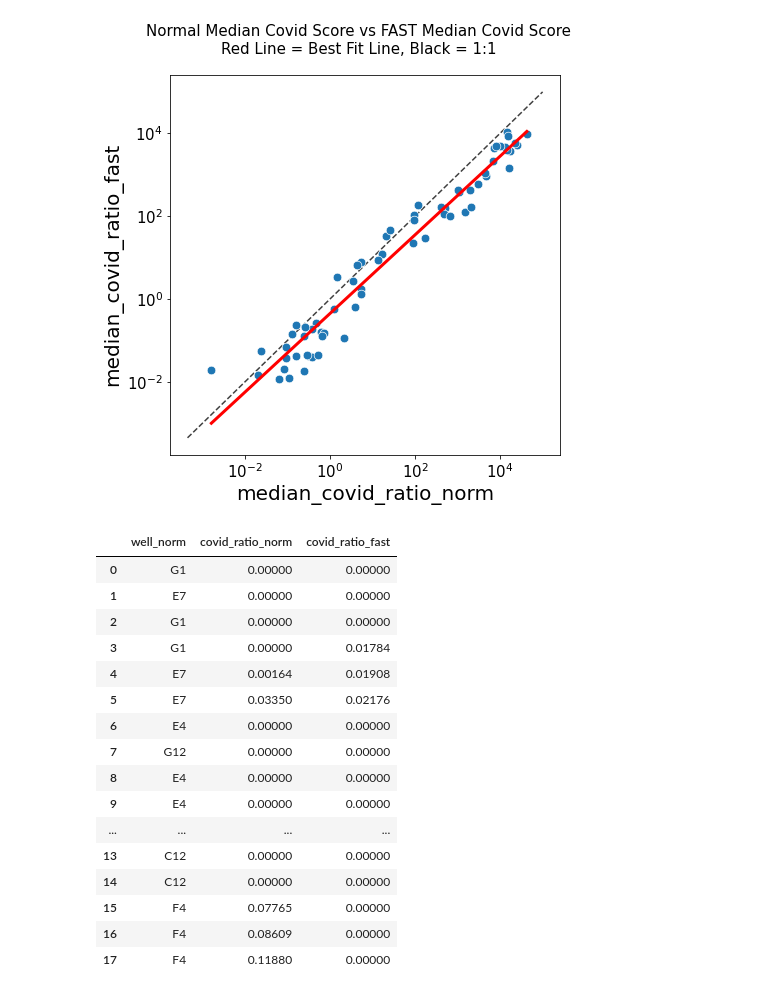
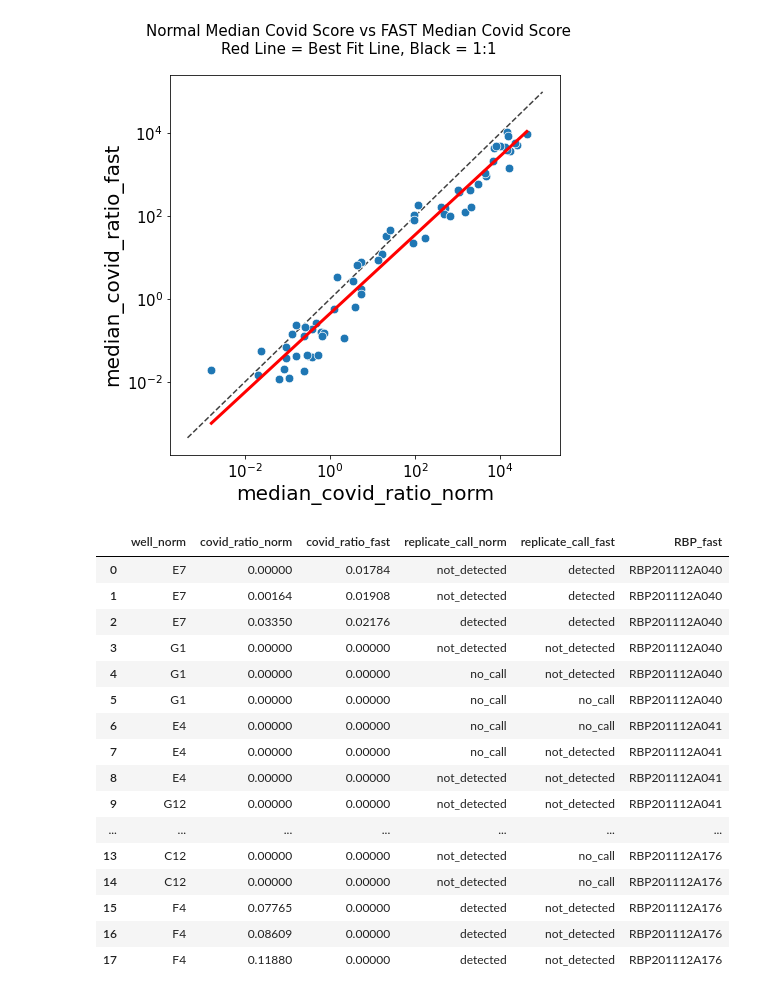
Before and after one commit to gh-bshih/g19_analysis, a Jupyter notebook: 201210_FastConcordance#1.ipynb, the cells around one changed output. Saved outputs shown, nothing was run; the diff lists cells and outputs as text; code cells hidden in the pictures.

Commit message:
added analysis for no call wells

```diff
--- a/201210_FastConcordance#1.ipynb
+++ b/201210_FastConcordance#1.ipynb
@@ -254,57 +254,59 @@ plt.show()
 # %% [output]
 [figure]
 # %%
+sort_mapping = {'RBP200828A305': 1,
+                'RBP200828A123': 2,
+                'RBP201022A161': 3,
+                'RBP201022A115': 4}
+
 ## Look at Singlicate for Discordant Wells ##
 singlicate = pd.read_pickle(
     "/ghds/groups/labdesk/bshih/c19dash/c19_dashboard/c19_read_counts.pickle")
 
 singlicate_norm = singlicate[singlicate['run_sample_id'].isin(
     combined.run_sample_id_norm.values)].dropna(how='all', axis=1)
 singlicate_fast = singlicate[singlicate['run_sample_id'].isin(
     combined.run_sample_id_fast.values)].dropna(how='all', axis=1)
 
-singlicate_norm['date'] = (singlicate_norm.runid.str[2:4] +
-                           '-' + singlicate_norm.runid.str[4:6] +
-                           '-' + singlicate_norm.runid.str[:2]).astype(np.datetime64)
 singlicate_norm['well'] = singlicate_norm['pos_tube_rack'].str.split(
     pat=':').str[1]
+singlicate_norm['RBP'] = singlicate_norm['pos_tube_rack'].str.split(
+    pat=':').str[0]
+singlicate_norm['sort'] = singlicate_norm['RBP'].map(sort_mapping)
 
+singlicate_fast['well'] = singlicate_fast['pos_tube_rack'].str.split(
+    pat=':').str[1]
 singlicate_fast['RBP'] = singlicate_fast['pos_tube_rack'].str.split(
     pat=':').str[0]
 
 ## Create Table of Discordant Sample ID for Normal and FAST ##
-discordant = combined[(combined['total_detected_norm'] != combined['total_detected_fast'])].loc[:, [
+drop_comb = combined[~((combined['total_detected_norm'].isna()) & (combined['total_detected_fast'].isna()))]
+discordant = drop_comb[(drop_comb['total_detected_norm'] != drop_comb['total_detected_fast'])].loc[:, [
     'run_sample_id_norm', 'run_sample_id_fast']]
 
 ## Find Discordant Samples for Normal and FAST ##
-single_norm = singlicate_norm[singlicate_norm['run_sample_id'].isin(discordant.run_sample_id_norm.values)]\
-    .sort_values(by=['date', 'covid_ratio']).add_suffix('_norm').loc[:, ['well_norm', 'covid_ratio_norm']]
-single_norm = single_norm.loc[:, [
-    'well_norm', 'covid_ratio_norm']].reset_index()
-
-single_fast = singlicate_fast[singlicate_fast['run_sample_id'].isin(discordant.run_sample_id_fast.values)]\
-    .sort_values(by=['RBP', 'covid_ratio']).add_suffix('_fast')
-single_fast = single_fast.loc[:, ['covid_ratio_fast']].reset_index()
+single_norm = singlicate_norm[singlicate_norm['run_sample_id'].isin(discordant.run_sample_id_norm.values)].sort_values(by=['sort', 'well', 'covid_ratio']).add_suffix('_norm').reset_index()
+single_fast = singlicate_fast[singlicate_fast['run_sample_id'].isin(discordant.run_sample_id_fast.values)].sort_values(by=['RBP', 'well', 'covid_ratio']).add_suffix('_fast').reset_index()
 
 ## Concat Discordant Samples into one df ##
-single_discord = pd.concat(
-    [single_norm, single_fast], axis=1).drop(columns='index')
-single_discord
+single_discord = pd.concat([single_norm, single_fast], axis=1).drop(columns='index')
+
+single_discord.loc[:, ['well_norm', 'covid_ratio_norm', 'covid_ratio_fast', 'replicate_call_norm', 'replicate_call_fast', 'RBP_fast']]
 # %% [output]
-|  | well_norm | covid_ratio_norm | covid_ratio_fast |
-| 0 | G1 | 0.00000 | 0.00000 |
-| 1 | E7 | 0.00000 | 0.00000 |
-| 2 | G1 | 0.00000 | 0.00000 |
-| 3 | G1 | 0.00000 | 0.01784 |
-| 4 | E7 | 0.00164 | 0.01908 |
-| 5 | E7 | 0.03350 | 0.02176 |
-| 6 | E4 | 0.00000 | 0.00000 |
-| 7 | G12 | 0.00000 | 0.00000 |
-| 8 | E4 | 0.00000 | 0.00000 |
-| 9 | E4 | 0.00000 | 0.00000 |
-| ... | ... | ... | ... |
-| 13 | C12 | 0.00000 | 0.00000 |
-| 14 | C12 | 0.00000 | 0.00000 |
-| 15 | F4 | 0.07765 | 0.00000 |
-| 16 | F4 | 0.08609 | 0.00000 |
-| 17 | F4 | 0.11880 | 0.00000 |
+|  | well_norm | covid_ratio_norm | covid_ratio_fast | replicate_call_norm | replicate_call_fast | RBP_fast |
+| 0 | E7 | 0.00000 | 0.01784 | not_detected | detected | RBP201112A040 |
+| 1 | E7 | 0.00164 | 0.01908 | not_detected | detected | RBP201112A040 |
+| 2 | E7 | 0.03350 | 0.02176 | detected | detected | RBP201112A040 |
+| 3 | G1 | 0.00000 | 0.00000 | not_detected | not_detected | RBP201112A040 |
+| 4 | G1 | 0.00000 | 0.00000 | no_call | not_detected | RBP201112A040 |
+| 5 | G1 | 0.00000 | 0.00000 | no_call | no_call | RBP201112A040 |
+| 6 | E4 | 0.00000 | 0.00000 | no_call | no_call | RBP201112A041 |
+| 7 | E4 | 0.00000 | 0.00000 | no_call | not_detected | RBP201112A041 |
+| 8 | E4 | 0.00000 | 0.00000 | not_detected | not_detected | RBP201112A041 |
+| 9 | G12 | 0.00000 | 0.00000 | not_detected | not_detected | RBP201112A041 |
+| ... | ... | ... | ... | ... | ... | ... |
+| 13 | C12 | 0.00000 | 0.00000 | not_detected | no_call | RBP201112A176 |
+| 14 | C12 | 0.00000 | 0.00000 | not_detected | no_call | RBP201112A176 |
+| 15 | F4 | 0.07765 | 0.00000 | detected | not_detected | RBP201112A176 |
+| 16 | F4 | 0.08609 | 0.00000 | detected | not_detected | RBP201112A176 |
+| 17 | F4 | 0.11880 | 0.00000 | detected | not_detected | RBP201112A176 |
```
Also changed, not shown: parts of 5 cells of this notebook.
